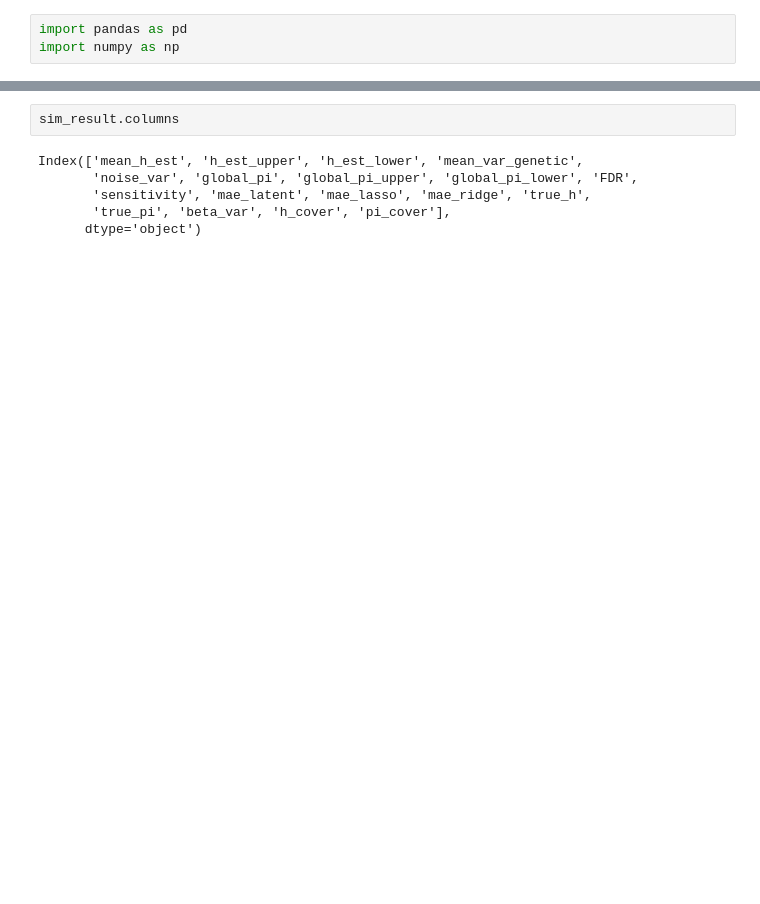
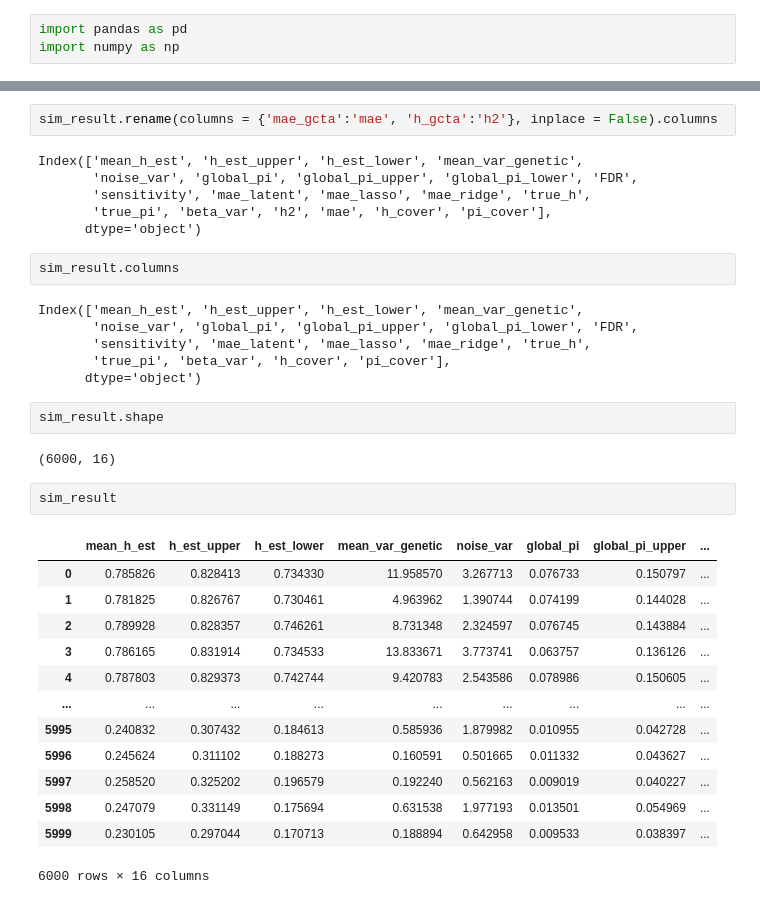
Before and after one commit to junting-ren/ZIV, a Jupyter notebook: notebooks/clean_sim.ipynb, the cells around one changed output, grey strips where cells are left out. Drawn from its saved outputs; the diff is of its cells as text; blank space fills up the shorter version.

```diff
--- a/notebooks/clean_sim.ipynb
+++ b/notebooks/clean_sim.ipynb
@@ -27,3 +38,11 @@ sim_result.groupby(['true_h', 'true_pi']).mean()[['mean_h_est','global_pi', 'h_c
+# %%
+sim_result.rename(columns = {'mae_gcta':'mae', 'h_gcta':'h2'}, inplace = False).columns
+# %% [output]
+Index(['mean_h_est', 'h_est_upper', 'h_est_lower', 'mean_var_genetic',
+       'noise_var', 'global_pi', 'global_pi_upper', 'global_pi_lower', 'FDR',
+       'sensitivity', 'mae_latent', 'mae_lasso', 'mae_ridge', 'true_h',
+       'true_pi', 'beta_var', 'h2', 'mae', 'h_cover', 'pi_cover'],
+      dtype='object')
 # %%
 sim_result.columns
 # %% [output]
@@ -32,3 +51,23 @@ Index(['mean_h_est', 'h_est_upper', 'h_est_lower', 'mean_var_genetic',
        'sensitivity', 'mae_latent', 'mae_lasso', 'mae_ridge', 'true_h',
        'true_pi', 'beta_var', 'h_cover', 'pi_cover'],
       dtype='object')
+# %%
+sim_result.shape
+# %% [output]
+(6000, 16)
+# %%
+sim_result
+# %% [output]
+|  | mean_h_est | h_est_upper | h_est_lower | mean_var_genetic | noise_var | global_pi | global_pi_upper | ... |
+| 0 | 0.785826 | 0.828413 | 0.734330 | 11.958570 | 3.267713 | 0.076733 | 0.150797 | ... |
+| 1 | 0.781825 | 0.826767 | 0.730461 | 4.963962 | 1.390744 | 0.074199 | 0.144028 | ... |
+| 2 | 0.789928 | 0.828357 | 0.746261 | 8.731348 | 2.324597 | 0.076745 | 0.143884 | ... |
+| 3 | 0.786165 | 0.831914 | 0.734533 | 13.833671 | 3.773741 | 0.063757 | 0.136126 | ... |
+| 4 | 0.787803 | 0.829373 | 0.742744 | 9.420783 | 2.543586 | 0.078986 | 0.150605 | ... |
+| ... | ... | ... | ... | ... | ... | ... | ... | ... |
+| 5995 | 0.240832 | 0.307432 | 0.184613 | 0.585936 | 1.879982 | 0.010955 | 0.042728 | ... |
+| 5996 | 0.245624 | 0.311102 | 0.188273 | 0.160591 | 0.501665 | 0.011332 | 0.043627 | ... |
+| 5997 | 0.258520 | 0.325202 | 0.196579 | 0.192240 | 0.562163 | 0.009019 | 0.040227 | ... |
+| 5998 | 0.247079 | 0.331149 | 0.175694 | 0.631538 | 1.977193 | 0.013501 | 0.054969 | ... |
+| 5999 | 0.230105 | 0.297044 | 0.170713 | 0.188894 | 0.642958 | 0.009533 | 0.038397 | ... |
+6000 rows × 16 columns
```
Also changed, not shown: parts of 2 cells of this notebook, 4 other files.
